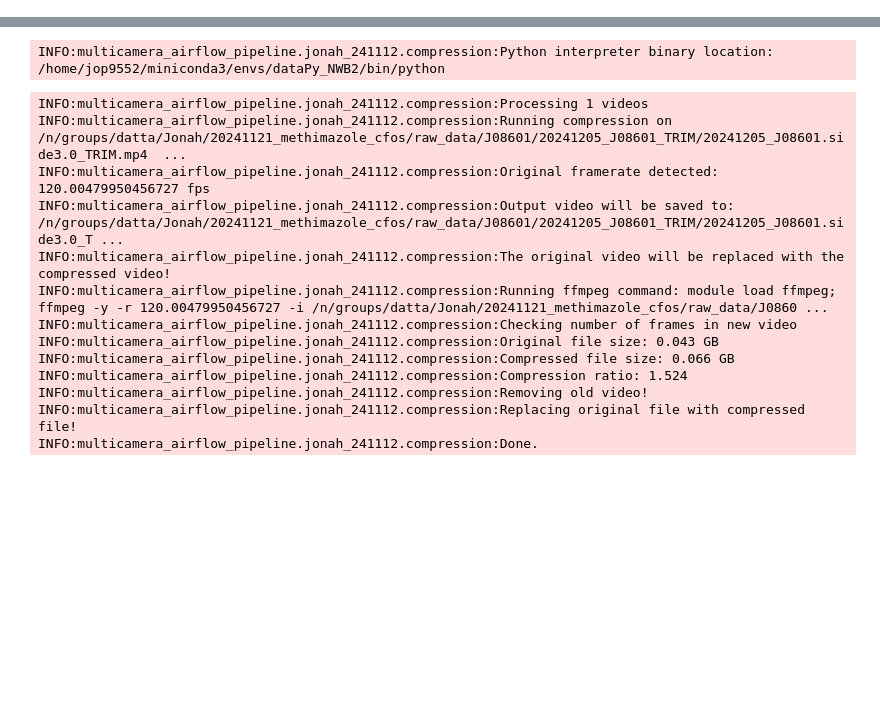
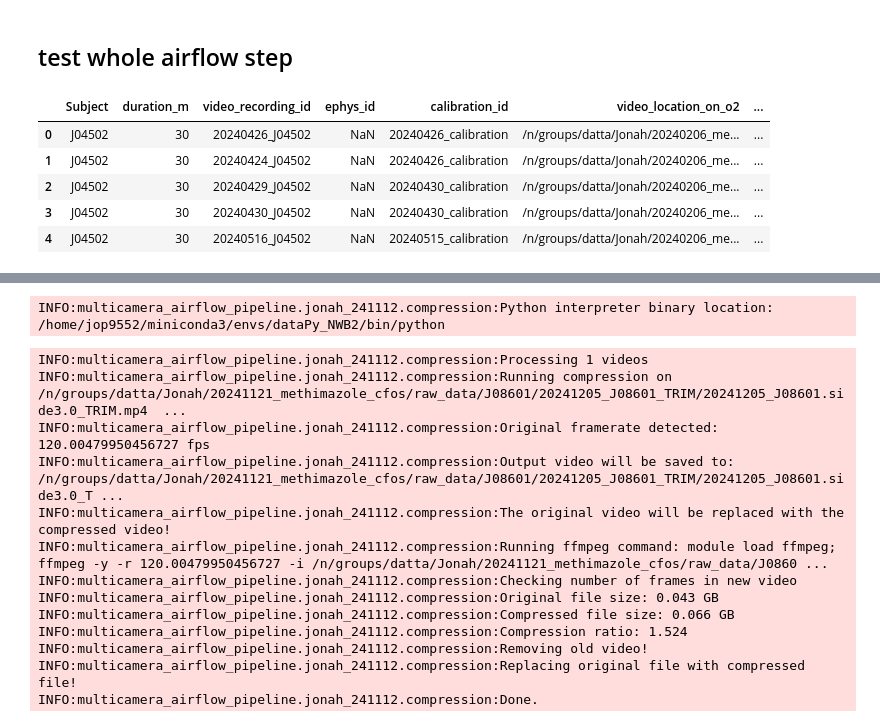
Before and after one commit to jonahpearl/multicam_airflow_pipeline, a Jupyter notebook: notebooks/jonah_240909/20241206_compression_testing.ipynb, the cells around one changed output, grey strips where cells are left out. Cells and saved outputs as stored; diff of their text form; code cells hidden in the pictures; blank space fills up the shorter version.

```diff
--- a/notebooks/jonah_240909/20241206_compression_testing.ipynb
+++ b/notebooks/jonah_240909/20241206_compression_testing.ipynb
@@ -3,0 +11,7 @@
+# %%
+def read_google_sheet(spreadsheet_url):
+    response = requests.get(spreadsheet_url)
+    recording_df = pd.read_csv(BytesIO(response.content))
+    return recording_df
+# %% [markdown]
+## test whole airflow step
@@ -3,0 +20,11 @@
+# %%
+spreadsheet_url = "http://docs.google.com/spreadsheet/ccc?key=1n3S9AHRv1dHwJFfSSBoqJJQylmhChuFc8YphX4Sn2Cc&output=csv&gid=0"
+recording_df = read_google_sheet(spreadsheet_url)
+recording_df.head()
+# %% [output]
+|  | Subject | duration_m | video_recording_id | ephys_id | calibration_id | video_location_on_o2 | ... |
+| 0 | J04502 | 30 | 20240426_J04502 | NaN | 20240426_calibration | /n/groups/datta/Jonah/20240206_me... | ... |
+| 1 | J04502 | 30 | 20240424_J04502 | NaN | 20240426_calibration | /n/groups/datta/Jonah/20240206_me... | ... |
+| 2 | J04502 | 30 | 20240429_J04502 | NaN | 20240430_calibration | /n/groups/datta/Jonah/20240206_me... | ... |
+| 3 | J04502 | 30 | 20240430_J04502 | NaN | 20240430_calibration | /n/groups/datta/Jonah/20240206_me... | ... |
+| 4 | J04502 | 30 | 20240516_J04502 | NaN | 20240515_calibration | /n/groups/datta/Jonah/20240206_me... | ... |
```
Also changed, not shown: parts of 6 cells of this notebook.
